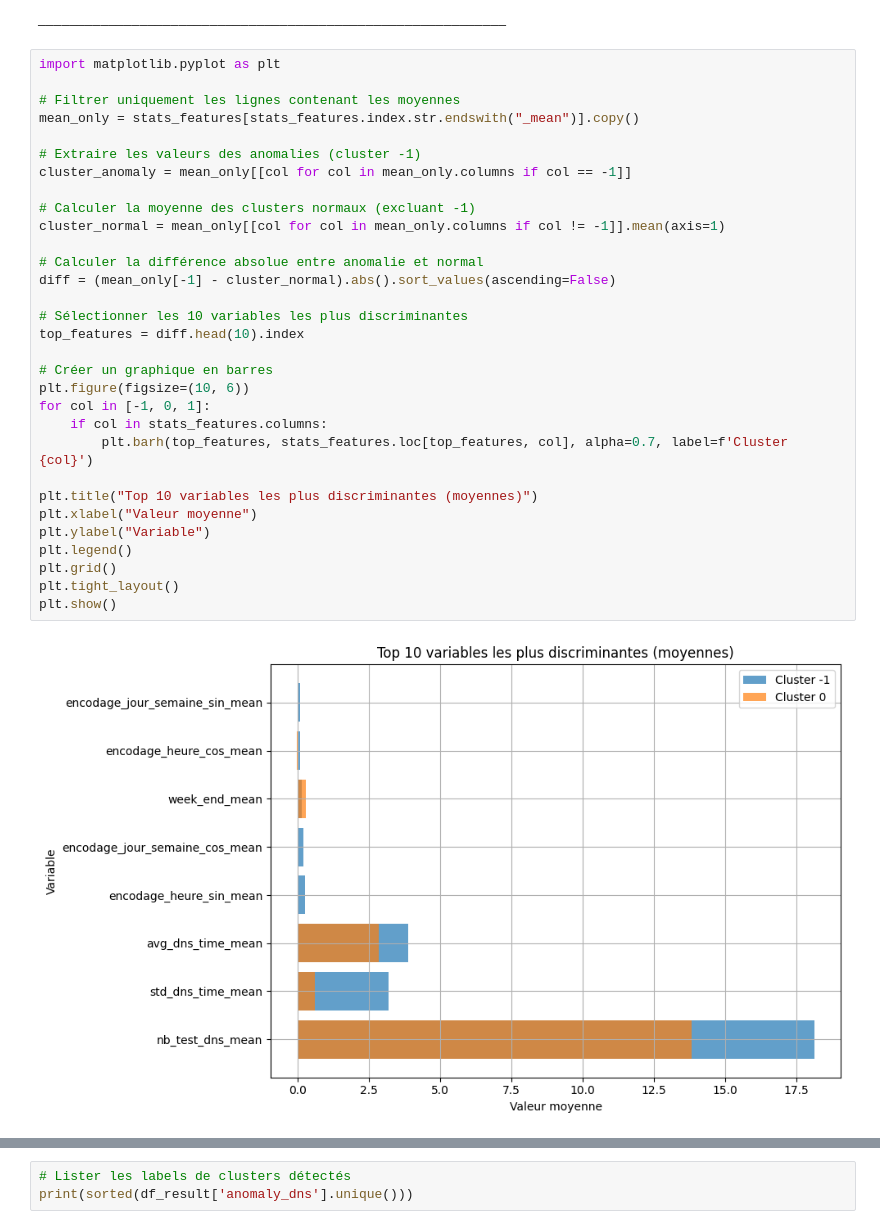
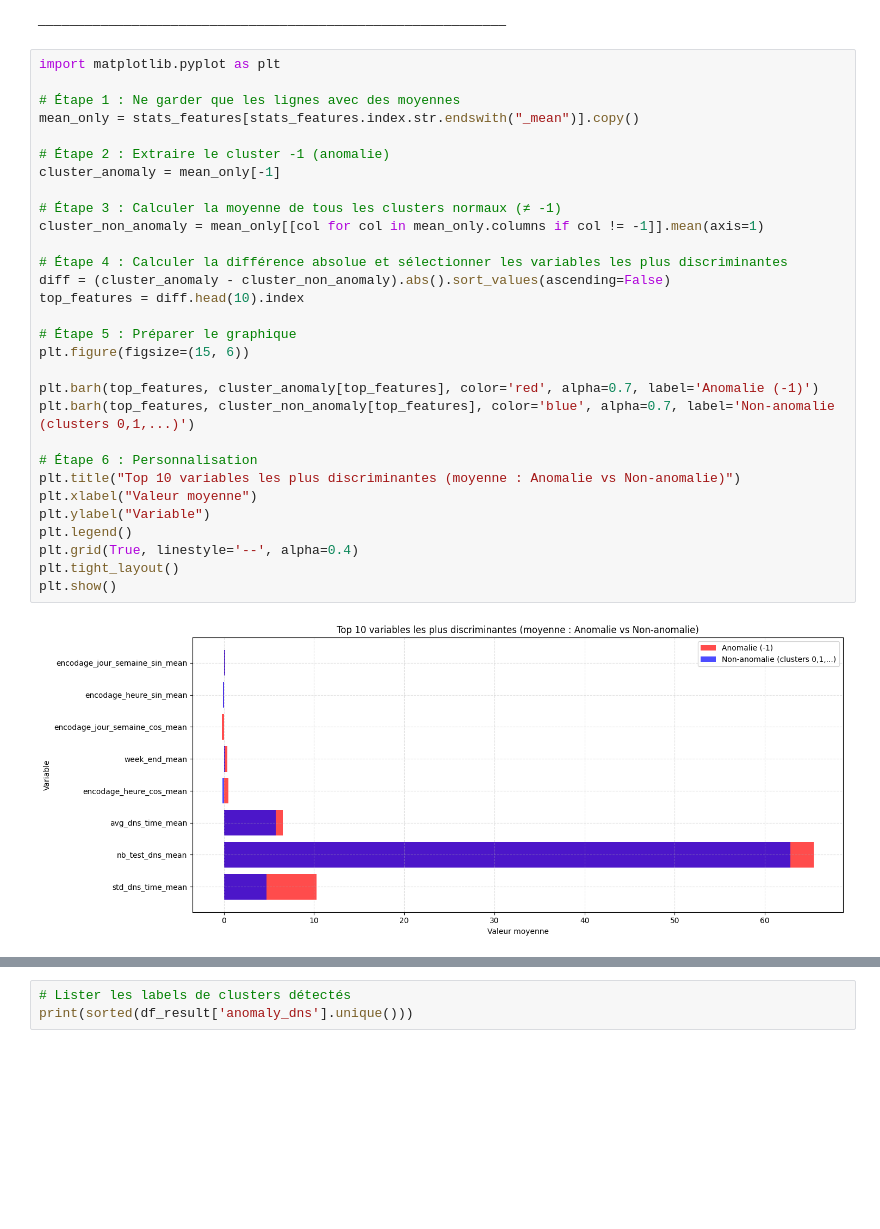
Before and after one commit to lucasvazelle/nexialog_challlenge, a Jupyter notebook: Model_IsolationForest.ipynb, the cells around one changed output, grey strips where cells are left out. Drawn from its saved outputs; the diff is of its cells as text; blank space fills up the shorter version.

```diff
--- a/Model_IsolationForest.ipynb
+++ b/Model_IsolationForest.ipynb
@@ -1042,36 +1044,35 @@ Analyse du PEAG : 01_peag_29
 # %%
 import matplotlib.pyplot as plt
 
-# Filtrer uniquement les lignes contenant les moyennes
+# Étape 1 : Ne garder que les lignes avec des moyennes
 mean_only = stats_features[stats_features.index.str.endswith("_mean")].copy()
 
-# Extraire les valeurs des anomalies (cluster -1)
-cluster_anomaly = mean_only[[col for col in mean_only.columns if col == -1]]
+# Étape 2 : Extraire le cluster -1 (anomalie)
+cluster_anomaly = mean_only[-1]
 
-# Calculer la moyenne des clusters normaux (excluant -1)
-cluster_normal = mean_only[[col for col in mean_only.columns if col != -1]].mean(axis=1)
+# Étape 3 : Calculer la moyenne de tous les clusters normaux (≠ -1)
+cluster_non_anomaly = mean_only[[col for col in mean_only.columns if col != -1]].mean(axis=1)
 
-# Calculer la différence absolue entre anomalie et normal
-diff = (mean_only[-1] - cluster_normal).abs().sort_values(ascending=False)
-
-# Sélectionner les 10 variables les plus discriminantes
+# Étape 4 : Calculer la différence absolue et sélectionner les variables les plus discriminantes
+diff = (cluster_anomaly - cluster_non_anomaly).abs().sort_values(ascending=False)
 top_features = diff.head(10).index
 
-# Créer un graphique en barres
-plt.figure(figsize=(10, 6))
-for col in [-1, 0, 1]:
-    if col in stats_features.columns:
-        plt.barh(top_features, stats_features.loc[top_features, col], alpha=0.7, label=f'Cluster {col}')
+# Étape 5 : Préparer le graphique
+plt.figure(figsize=(15, 6))
 
-plt.title("Top 10 variables les plus discriminantes (moyennes)")
+plt.barh(top_features, cluster_anomaly[top_features], color='red', alpha=0.7, label='Anomalie (-1)')
+plt.barh(top_features, cluster_non_anomaly[top_features], color='blue', alpha=0.7, label='Non-anomalie (clusters 0,1,...)')
+
+# Étape 6 : Personnalisation
+plt.title("Top 10 variables les plus discriminantes (moyenne : Anomalie vs Non-anomalie)")
 plt.xlabel("Valeur moyenne")
 plt.ylabel("Variable")
 plt.legend()
-plt.grid()
+plt.grid(True, linestyle='--', alpha=0.4)
 plt.tight_layout()
 plt.show()
 # %% [output]
-[figure, old version]
+[figure, new version]
 # %%
 from math import pi
 import pandas as pd
```
Also changed, not shown: parts of 8 cells of this notebook.
